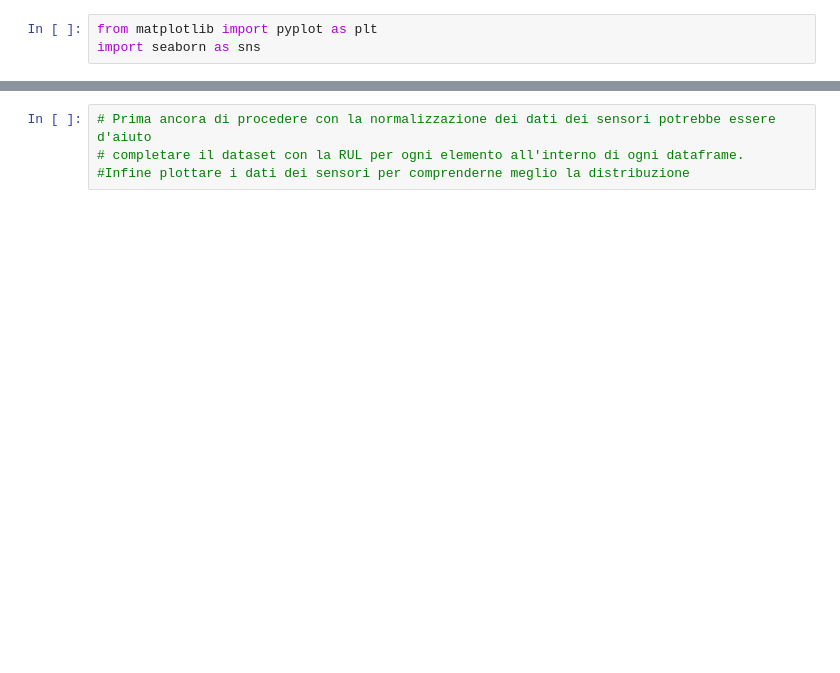
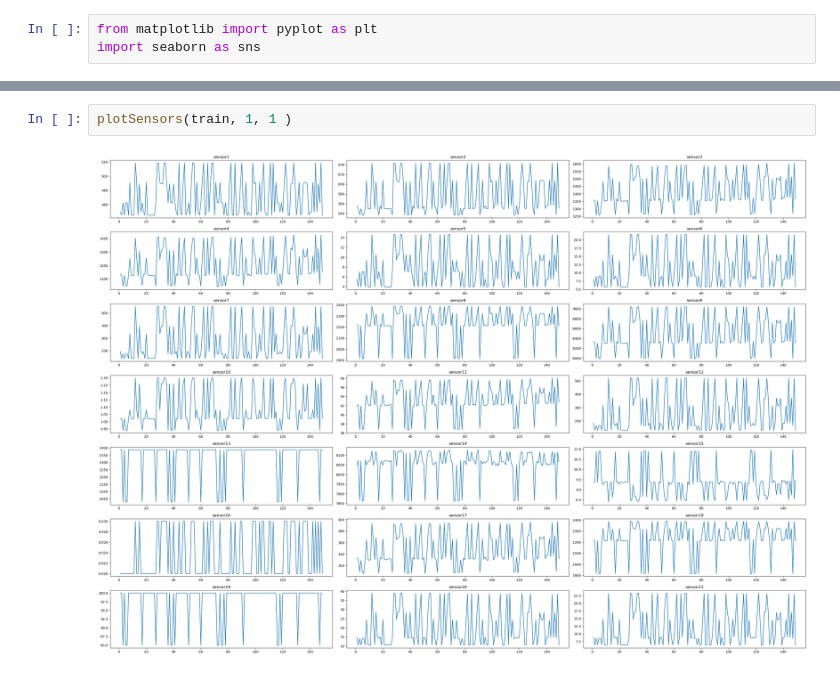
Before and after one commit to AliquodFahriam/tinyML, a Jupyter notebook: Riproduzione/riproduzione_DP.ipynb, the cells around one changed output, grey strips where cells are left out. Cells and saved outputs as stored; diff of their text form; blank space fills up the shorter version.

```diff
--- a/Riproduzione/riproduzione_DP.ipynb
+++ b/Riproduzione/riproduzione_DP.ipynb
@@ -174,4 +200,4 @@ def plotSensors(train, numeroDF):
-# %%
-# Prima ancora di procedere con la normalizzazione dei dati dei sensori potrebbe essere d'aiuto
-# completare il dataset con la RUL per ogni elemento all'interno di ogni dataframe.
-#Infine plottare i dati dei sensori per comprenderne meglio la distribuzione
+# %%
+plotSensors(train, 1, 1 )
+# %% [output]
+[figure, added]
```
Also changed, not shown: parts of 8 cells of this notebook.
